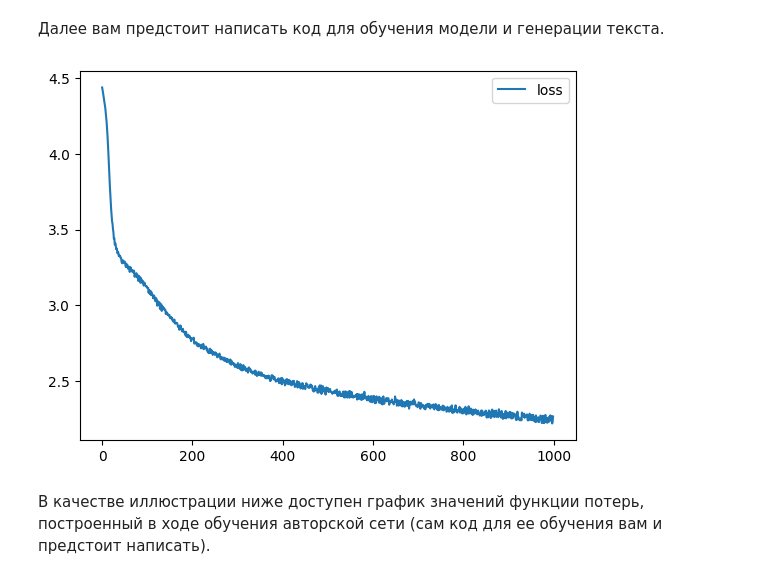
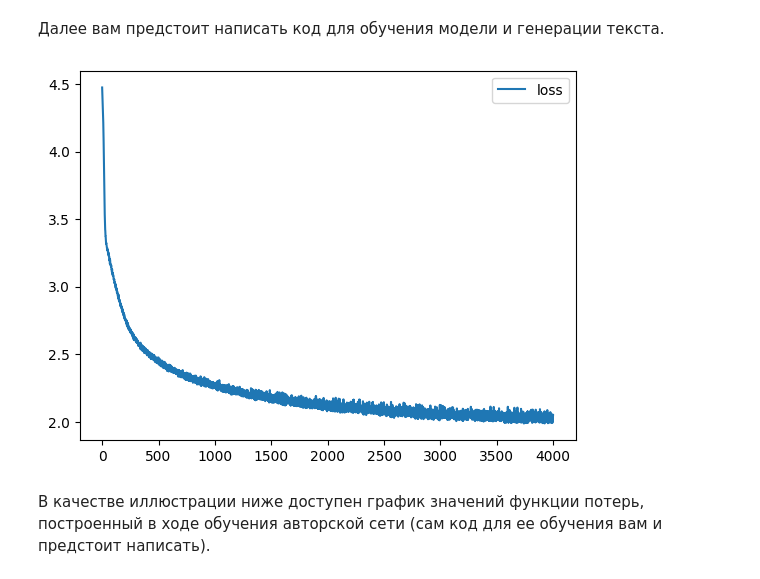
Before and after one commit to ivan-shargin/ml, a Jupyter notebook: gradient_decaying/NLP_HW_Lab01_Poetry_generation_v5.ipynb, the cells around one changed output. Saved outputs shown, nothing was run; the diff lists cells and outputs as text; code cells hidden in the pictures.

```diff
--- a/gradient_decaying/NLP_HW_Lab01_Poetry_generation_v5.ipynb
+++ b/gradient_decaying/NLP_HW_Lab01_Poetry_generation_v5.ipynb
@@ -165,32 +182,32 @@ opt = torch.optim.Adam(rnn_cell.parameters())
 # %%
 loss_func = torch.nn.CrossEntropyLoss()
 # %%
-for i in range(1000):
+for i in range(4000):
     batch = torch.tensor(next(generate_chunk()))
 
     logits_seq = rnn_loop(rnn_cell, batch)
 
     predictions_logits = logits_seq[:, :-1]
     actual_next_tokens = batch[:, 1:]
 
     loss = loss_func(
         predictions_logits.reshape((-1, num_tokens)),
         actual_next_tokens.reshape(-1)
     )
     loss.backward()
     opt.step()
     opt.zero_grad()
 
     history.append(loss.data.numpy())
     if (i+1)%100==0:
         clear_output(True)
         plt.plot(history,label='loss')
         plt.legend()
         plt.show()
 
 assert np.mean(history[:10]) > np.mean(history[-10:]), "RNN didn't converge."
 # %% [output]
-[figure, old version]
+[figure, new version]
 # %% [markdown]
 В качестве иллюстрации ниже доступен график значений функции потерь, построенный в ходе обучения авторской сети (сам код для ее обучения вам и предстоит написать).
 # %%
```
Also changed, not shown: parts of 13 cells of this notebook, 2 other files.
